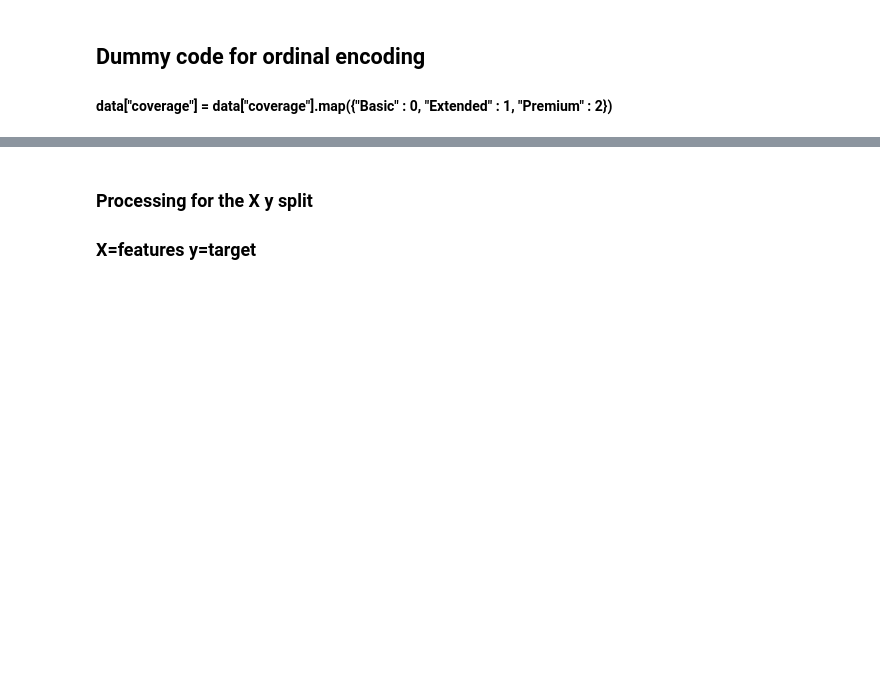
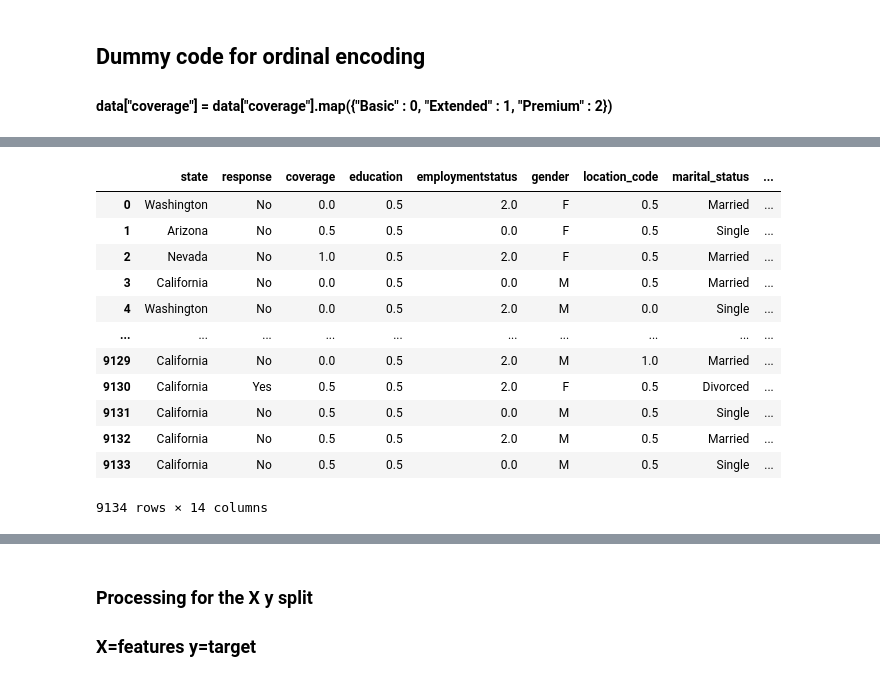
Before and after one commit to erin-berardi/Erin_dataV2-labs, a Jupyter notebook: lab-cleaning-categorical-data/Discrete_Continuous_variables.ipynb, the cells around one changed output, grey strips where cells are left out. Cells and saved outputs as stored; diff of their text form; code cells hidden in the pictures; blank space fills up the shorter version.

```diff
--- a/lab-cleaning-categorical-data/Discrete_Continuous_variables.ipynb
+++ b/lab-cleaning-categorical-data/Discrete_Continuous_variables.ipynb
@@ -3,7 +3,7 @@
 import pandas as pd
 import numpy as np
 
-pd.set_option('display.max_columns', None)
+#pd.set_option('display.max_columns', None)
 
 # Visualization
 import matplotlib.pyplot as plt
@@ -124,3 +232,3 @@ clean_numerical.isna().sum()
 # %%
-categorical = categorical.drop(to_drop).reset_index(drop = True)
+#categorical = categorical.drop(to_drop).reset_index(drop = True)
 # %%
@@ -255,3 +382,29 @@ categorical.head()
 # %%
-categorical = categorical.drop(['policy'], axis=1)
+#categorical = categorical.drop(['policy'], axis=1)
+# %%
+# Simão had a great solution for this
+
+
+categorical.policy = categorical.policy.str.replace("\w* ",' ')
+
+'''If we look with care to these two columns we can see that the first part of all policis
+correspond to the policy type, so with the above code we simply drop the part on Policy
+that's redundant. With this after encoding we will end up with just 4 columns in total,
+when before there would be 10. We save 6 columns and get the exact same information.'''
+
+categorical
+# %% [output]
+|  | state | response | coverage | education | employmentstatus | gender | location_code | marital_status | ... |
+| 0 | Washington | No | 0.0 | 0.5 | 2.0 | F | 0.5 | Married | ... |
+| 1 | Arizona | No | 0.5 | 0.5 | 0.0 | F | 0.5 | Single | ... |
+| 2 | Nevada | No | 1.0 | 0.5 | 2.0 | F | 0.5 | Married | ... |
+| 3 | California | No | 0.0 | 0.5 | 0.0 | M | 0.5 | Married | ... |
+| 4 | Washington | No | 0.0 | 0.5 | 2.0 | M | 0.0 | Single | ... |
+| ... | ... | ... | ... | ... | ... | ... | ... | ... | ... |
+| 9129 | California | No | 0.0 | 0.5 | 2.0 | M | 1.0 | Married | ... |
+| 9130 | California | Yes | 0.5 | 0.5 | 2.0 | F | 0.5 | Divorced | ... |
+| 9131 | California | No | 0.5 | 0.5 | 0.0 | M | 0.5 | Single | ... |
+| 9132 | California | No | 0.5 | 0.5 | 2.0 | M | 0.5 | Married | ... |
+| 9133 | California | No | 0.5 | 0.5 | 0.0 | M | 0.5 | Single | ... |
+9134 rows × 14 columns
 # %%
```
Also changed, not shown: parts of 50 cells of this notebook, 3 other files.
